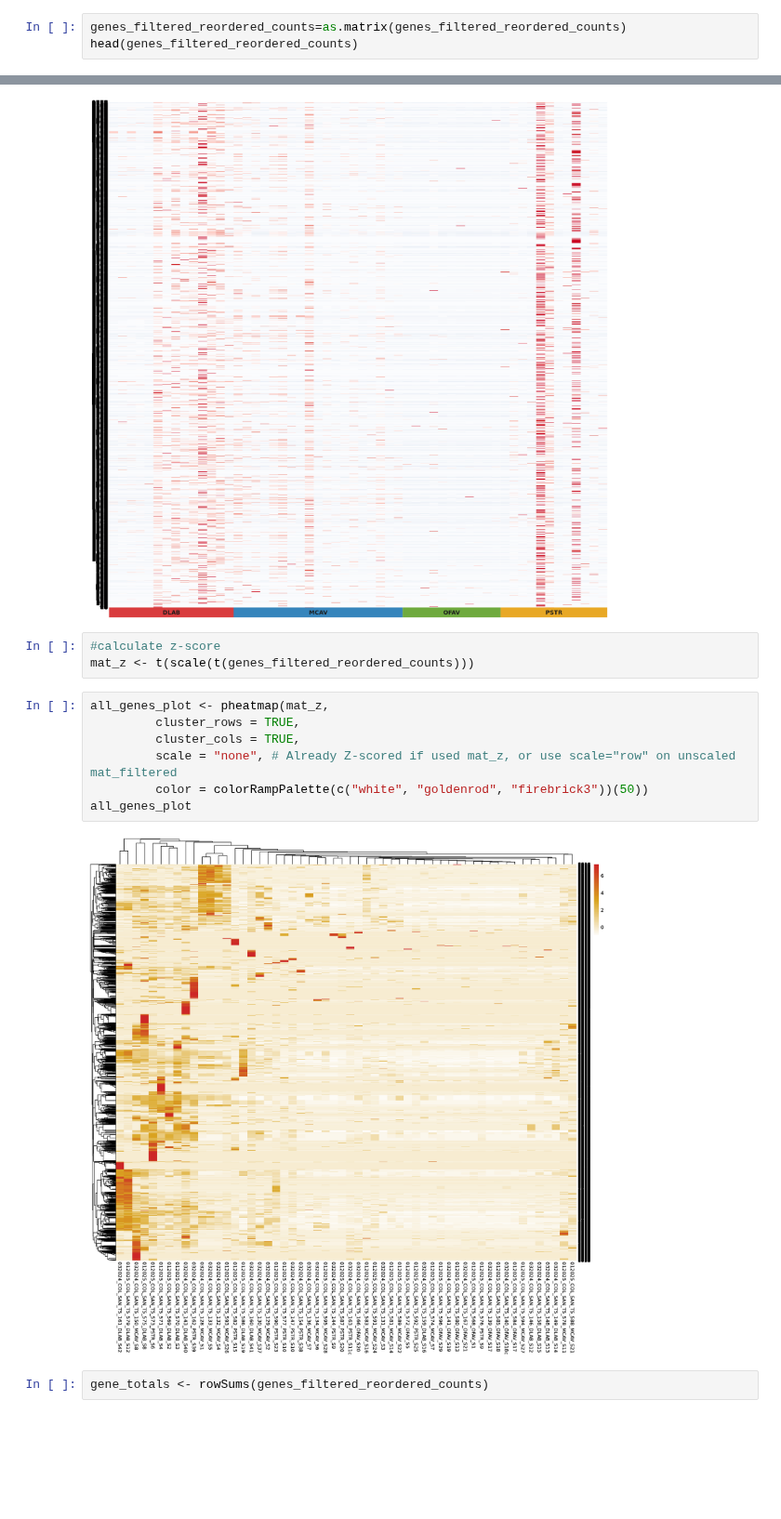
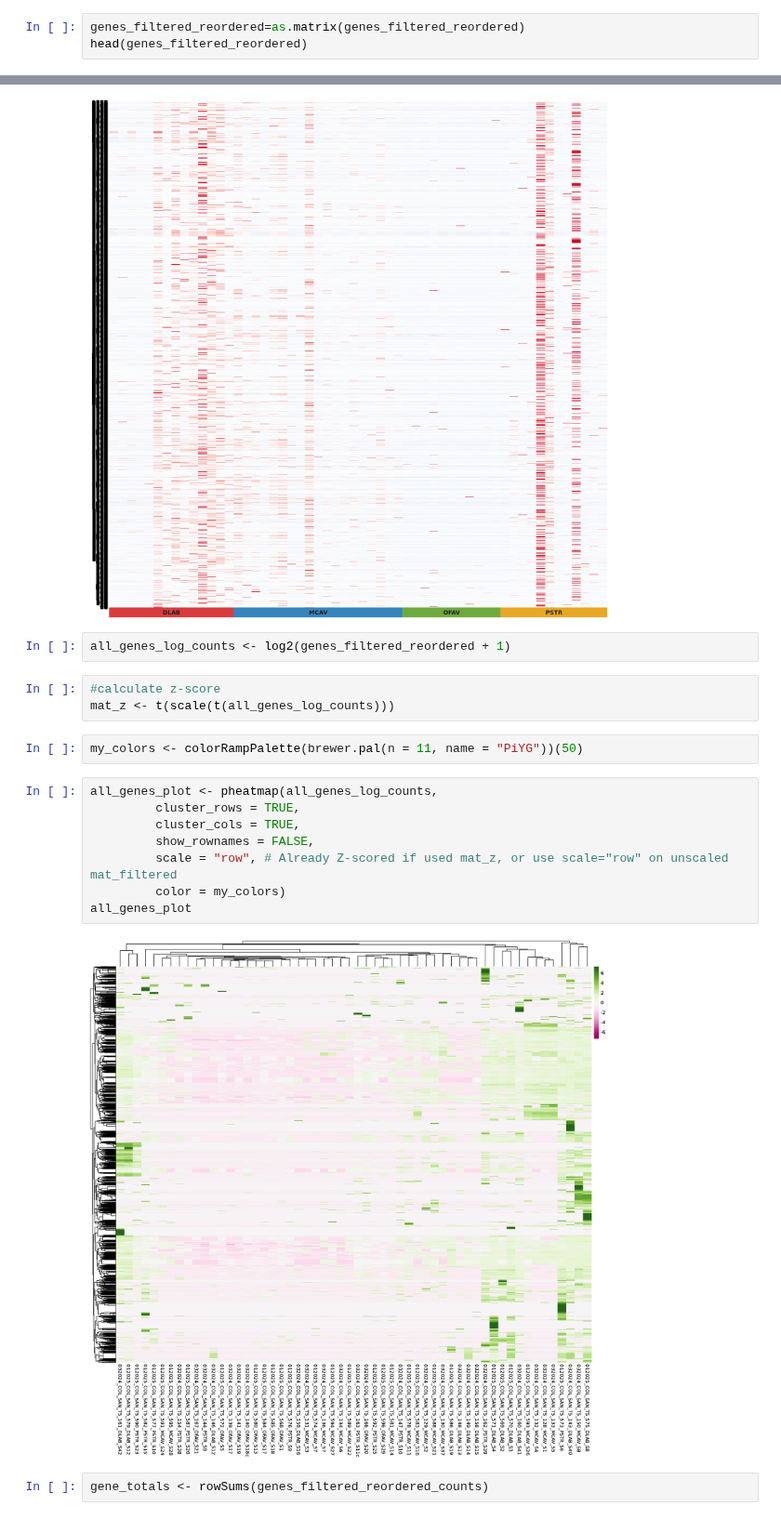
Before and after one commit to nikeaulrich/COL_metagenomics, a Jupyter notebook: COL_functional_visualization_032024_012025.ipynb, the cells around one changed output, grey strips where cells are left out. Shown at 93% size. Saved outputs shown, nothing was run; the diff lists cells and outputs as text; blank space fills up the shorter version.

```diff
--- a/COL_functional_visualization_032024_012025.ipynb
+++ b/COL_functional_visualization_032024_012025.ipynb
@@ -480,6 +471,6 @@ A data.frame: 6 × 56
 # %%
-genes_filtered_reordered_counts=as.matrix(genes_filtered_reordered_counts)
-head(genes_filtered_reordered_counts)
+genes_filtered_reordered=as.matrix(genes_filtered_reordered)
+head(genes_filtered_reordered)
 # %% [output]
 A matrix: 6 × 56 of type dbl
 |  | 032024_COL_SAN_T5_139_OFAV_S17 | 032024_COL_SAN_T5_140_OFAV_S18c | 032024_COL_SAN_T5_141_OFAV_S19 | 032024_COL_SAN_T5_166_OFAV_S20 | ... |
@@ -507,18 +498,23 @@ The Group Levels in order from left to right are:
 
 DLAB, DLAB, DLAB, DLAB, DLAB, DLAB, DLAB, DLAB, DLAB, DLAB, DLAB, DLAB, DLAB, DLAB, MCAV, MCAV, MCAV, MCAV, MCAV, MCAV, MCAV, MCAV, MCAV, MCAV, MCAV, MCAV, MCAV, MCAV, MCAV, MCAV, MCAV, MCAV, MCAV, OF ...
 [figure]
+# %%
+all_genes_log_counts <- log2(genes_filtered_reordered + 1)
 # %%
 #calculate z-score
-mat_z <- t(scale(t(genes_filtered_reordered_counts)))
+mat_z <- t(scale(t(all_genes_log_counts)))
+# %%
+my_colors <- colorRampPalette(brewer.pal(n = 11, name = "PiYG"))(50)
 # %%
-all_genes_plot <- pheatmap(mat_z,
+all_genes_plot <- pheatmap(all_genes_log_counts,
          cluster_rows = TRUE,
          cluster_cols = TRUE,
-         scale = "none", # Already Z-scored if used mat_z, or use scale="row" on unscaled mat_filtered
-         color = colorRampPalette(c("white", "goldenrod", "firebrick3"))(50))
+         show_rownames = FALSE,
+         scale = "row", # Already Z-scored if used mat_z, or use scale="row" on unscaled mat_filtered
+         color = my_colors)
 all_genes_plot
 # %% [output]
-[figure, old version]
+[figure, new version]
 # %%
 gene_totals <- rowSums(genes_filtered_reordered_counts)
 # %%
```
Also changed, not shown: parts of 43 cells of this notebook.
